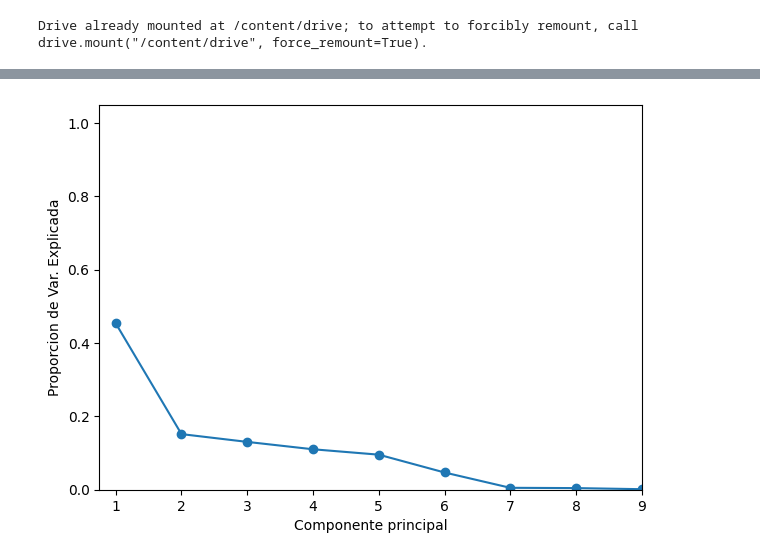
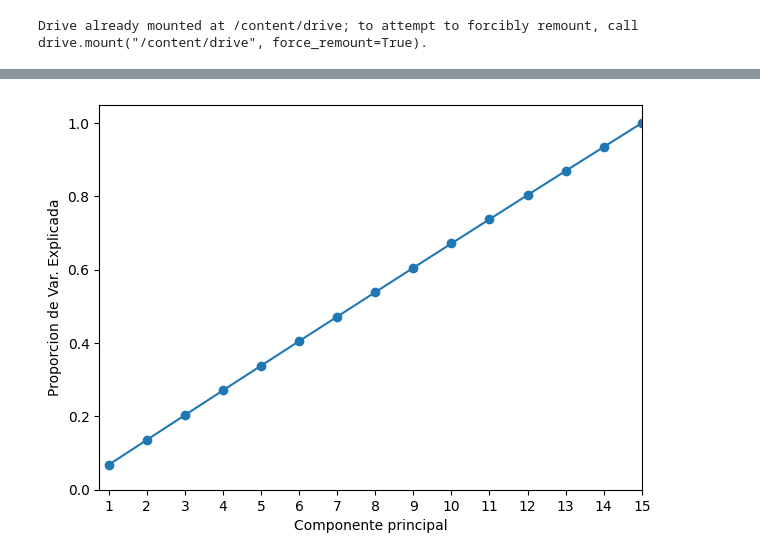
Before and after one commit to GallardoCoriaMarcelo/Laboratorios, a Jupyter notebook: 2do_Parcial.ipynb, the cells around one changed output, grey strips where cells are left out. Drawn from its saved outputs; the diff is of its cells as text; code cells hidden in the pictures.

```diff
--- a/2do_Parcial.ipynb
+++ b/2do_Parcial.ipynb
@@ -20,16 +9,16 @@ Drive already mounted at /content/drive; to attempt to forcibly remount, call dr
 import pandas as pd
 
 # Cargar el conjunto de datos desde un archivo CSV
-diamonds_data = pd.read_csv('/content/drive/MyDrive/Dataset_no_supervisado/2do_Parcial/Diamonds_Prices2022.csv')
+data = pd.read_csv('/content/drive/MyDrive/Dataset_no_supervisado/2do_Parcial/panic_disorder_dataset_training.csv')
 # %%
 import pandas as pd
 from sklearn.cluster import KMeans
 from sklearn.preprocessing import StandardScaler
 
 # Eliminar columnas no necesarias
-diamonds_data = diamonds_data.drop(['Unnamed: 0', 'price'], axis=1)
+data = data.drop(['Participant ID', 'Panic Disorder Diagnosis'], axis=1)
 
-print(diamonds_data.head())  # Muestra las primeras filas del DataFrame
-print(diamonds_data.info())  # Muestra información sobre las columnas y tipos de datos
-print(diamonds_data.describe())  # Proporciona estadísticas descriptivas de los datos numéricos
+print(data.head())  # Muestra las primeras filas del DataFrame
+print(data.info())  # Muestra información sobre las columnas y tipos de datos
+print(data.describe())  # Proporciona estadísticas descriptivas de los datos numéricos
 # %% [output]
@@ -111,8 +135,8 @@ ESCALADO DE LOS DATOS
 # %%
 # Escalar los datos para que tengan media 0 y varianza 1
 scaler = StandardScaler()
-diamonds_data_scaled = scaler.fit_transform(diamonds_data)
+data_scaled = scaler.fit_transform(data)
 
 # Mostrar el DataFrame resultante
-print(diamonds_data_scaled)
+print(data_scaled)
 # %% [output]
@@ -134,8 +156,8 @@ REDUCIOS LA DIMENSIONALIDAD DE LAS CARACTERISTICAS
 # %%
 import numpy as np
 from sklearn.decomposition import PCA
-pca = PCA(n_components=9)
-pca = pca.fit(diamonds_data_scaled)
+pca = PCA(n_components=15)
+pca = pca.fit(data_scaled)
 
 explained_variance = pca.explained_variance_
 print('Varianza por cada componente: ')
@@ -160,11 +197,12 @@ array([0.45382598, 0.60550654, 0.73594855, 0.84626571, 0.94187965,
 # %%
+import matplotlib.pyplot as plt
 plt.figure(figsize=(7,5))
-plt.plot([1,2,3,4,5,6,7,8,9], pca.explained_variance_ratio_, '-o')
+plt.plot([1,2,3,4,5,6,7,8,9,10,11,12,13,14,15], np.cumsum(pca.explained_variance_ratio_), '-o')
 plt.ylabel('Proporcion de Var. Explicada')
 plt.xlabel('Componente principal')
 plt.xlim(0.75,4.25)
 plt.ylim(0,1.05)
-plt.xticks([1,2,3,4,5,6,7,8,9])
+plt.xticks([1,2,3,4,5,6,7,8,9,10,11,12,13,14,15])
 plt.show()
 # %% [output]
-[figure, old version]
+[figure, new version]
```
Also changed, not shown: parts of 27 cells of this notebook.
